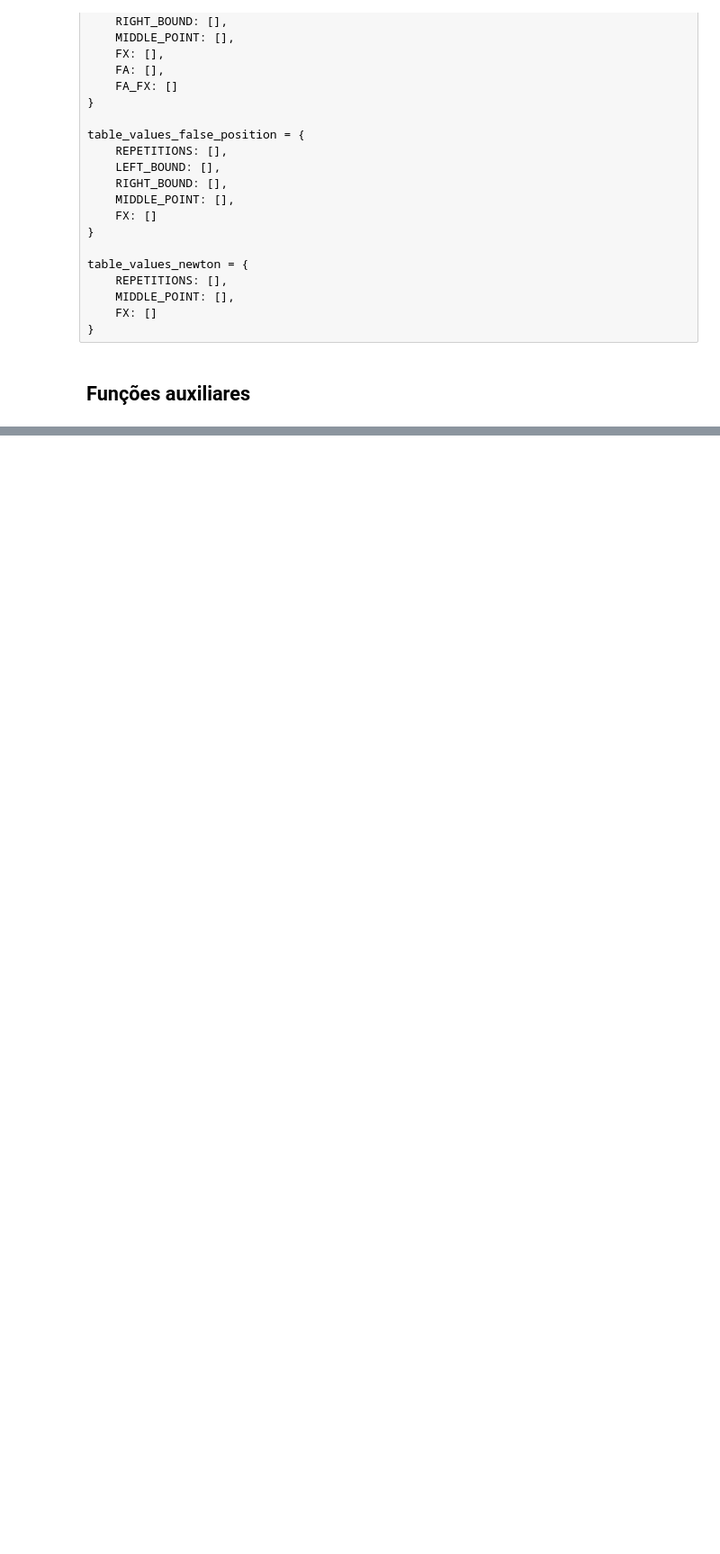
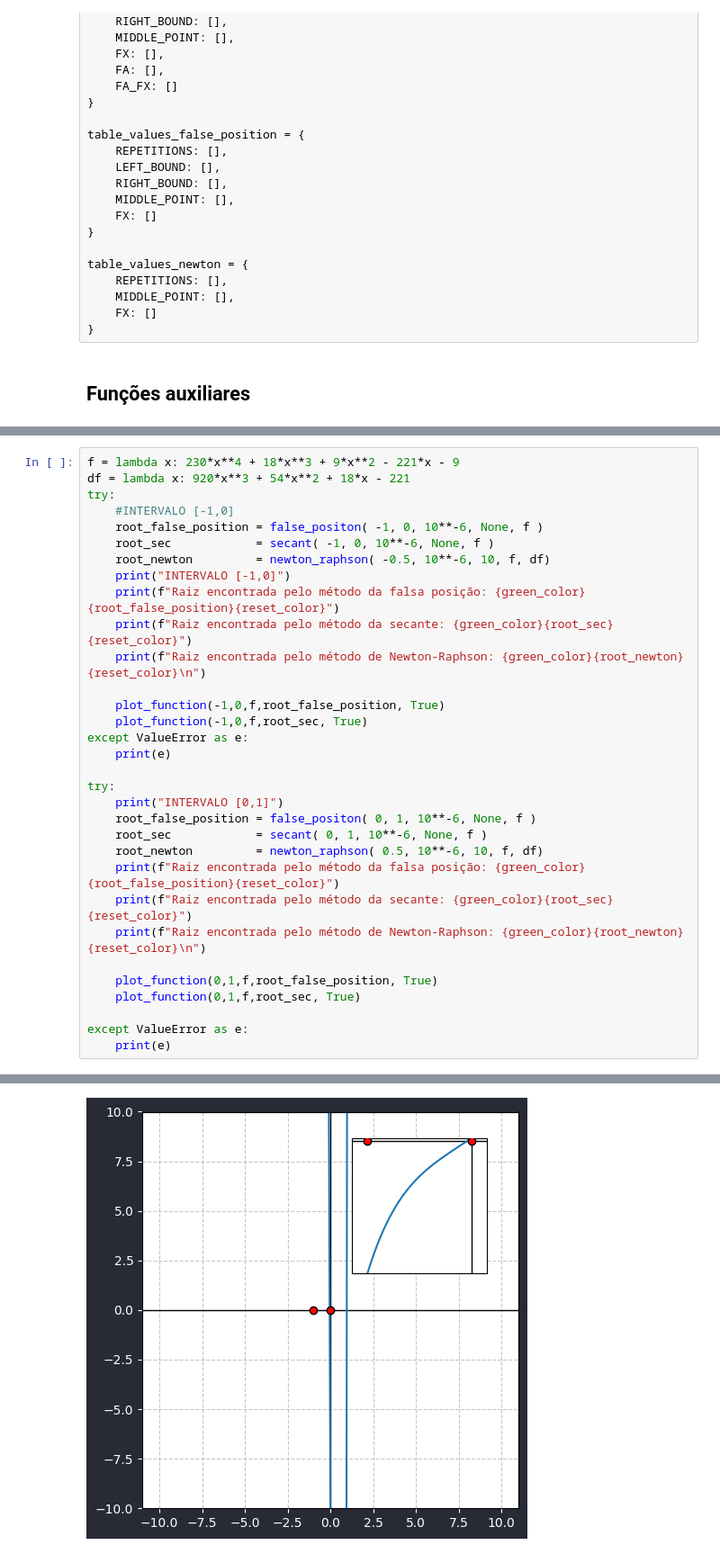
Before and after one commit to ViniHallmann/CNC, a Jupyter notebook: Relatório.ipynb, the cells around one changed output, grey strips where cells are left out. Shown at 90% size. Cells and saved outputs as stored; diff of their text form; blank space fills up the shorter version.

```diff
--- a/Relatório.ipynb
+++ b/Relatório.ipynb
@@ -488,0 +462,33 @@ Raiz encontrada: -1.9618786463602413
+# %%
+f = lambda x: 230*x**4 + 18*x**3 + 9*x**2 - 221*x - 9
+df = lambda x: 920*x**3 + 54*x**2 + 18*x - 221
+try:
+    #INTERVALO [-1,0]
+    root_false_position = false_positon( -1, 0, 10**-6, None, f )
+    root_sec            = secant( -1, 0, 10**-6, None, f )
+    root_newton         = newton_raphson( -0.5, 10**-6, 10, f, df)
+    print("INTERVALO [-1,0]")
+    print(f"Raiz encontrada pelo método da falsa posição: {green_color}{root_false_position}{reset_color}")
+    print(f"Raiz encontrada pelo método da secante: {green_color}{root_sec}{reset_color}")
+    print(f"Raiz encontrada pelo método de Newton-Raphson: {green_color}{root_newton}{reset_color}\n")
+
+    plot_function(-1,0,f,root_false_position, True)
+    plot_function(-1,0,f,root_sec, True)
+except ValueError as e:
+    print(e)
+
+try:
+    print("INTERVALO [0,1]")
+    root_false_position = false_positon( 0, 1, 10**-6, None, f )
+    root_sec            = secant( 0, 1, 10**-6, None, f )
+    root_newton         = newton_raphson( 0.5, 10**-6, 10, f, df)
+    print(f"Raiz encontrada pelo método da falsa posição: {green_color}{root_false_position}{reset_color}")
+    print(f"Raiz encontrada pelo método da secante: {green_color}{root_sec}{reset_color}")
+    print(f"Raiz encontrada pelo método de Newton-Raphson: {green_color}{root_newton}{reset_color}\n")
+
+    plot_function(0,1,f,root_false_position, True)
+    plot_function(0,1,f,root_sec, True)
+
+except ValueError as e:
+    print(e)
+# %% [output]
@@ -488,0 +499 @@ Raiz encontrada: -1.9618786463602413
+[figure, added]
```
Also changed, not shown: parts of 50 cells of this notebook.
